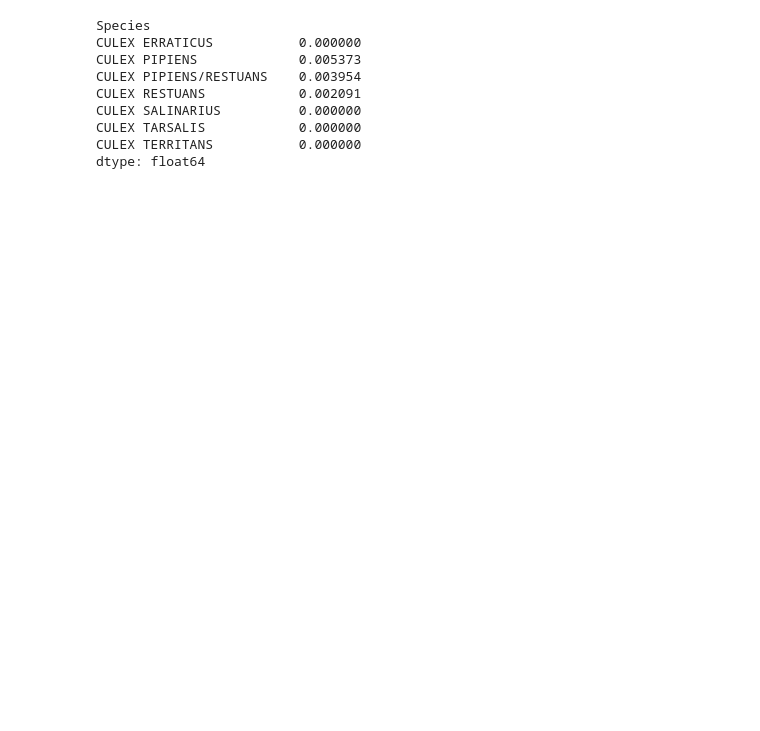
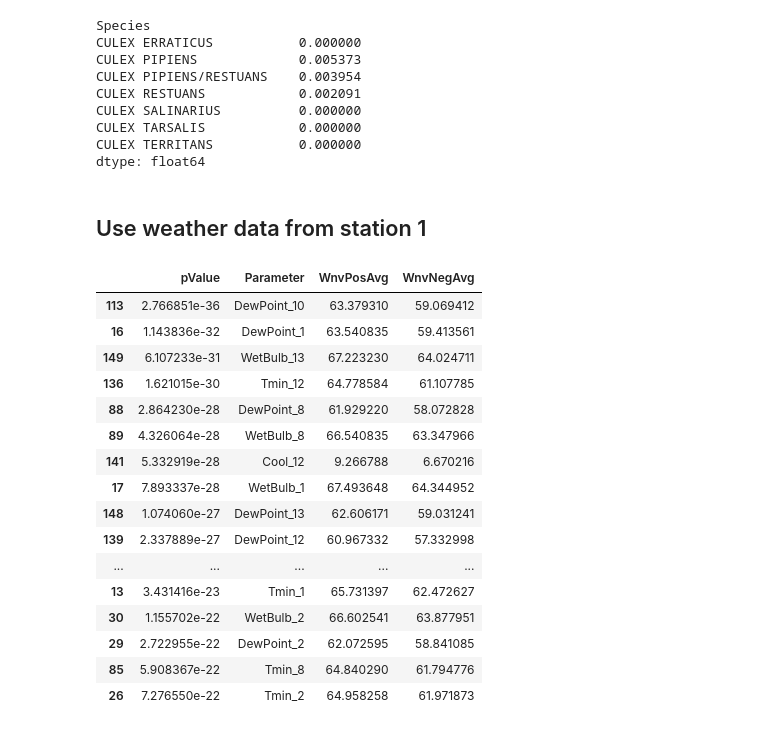
Before and after one commit to klarnemann/DataChallenges, a Jupyter notebook: predict-west-nile-virus/notebooks/predict-west-nile-virus.ipynb, the cells around one changed output. Cells and saved outputs as stored; diff of their text form; code cells hidden in the pictures; blank space fills up the shorter version.

```diff
--- a/predict-west-nile-virus/notebooks/predict-west-nile-virus.ipynb
+++ b/predict-west-nile-virus/notebooks/predict-west-nile-virus.ipynb
@@ -166,3 +208,20 @@ match_weather_df = make_match_weather_df(train_df, weather1_df, weather2_df, shi
+# %%
+# Select the weather data from the closest station for each entry in train_df
+match_weather1_df = make_match_weather1_df(train_df, weather1_df, shift_days=0)
+match1_weather1_df = make_match_weather1_df(train_df, weather1_df, shift_days=1)
+match2_weather1_df = make_match_weather1_df(train_df, weather1_df, shift_days=2)
+match3_weather1_df = make_match_weather1_df(train_df, weather1_df, shift_days=3)
+match4_weather1_df = make_match_weather1_df(train_df, weather1_df, shift_days=4)
+match5_weather1_df = make_match_weather1_df(train_df, weather1_df, shift_days=5)
+match6_weather1_df = make_match_weather1_df(train_df, weather1_df, shift_days=6)
+match7_weather1_df = make_match_weather1_df(train_df, weather1_df, shift_days=7)
+match8_weather1_df = make_match_weather1_df(train_df, weather1_df, shift_days=8)
+match9_weather1_df = make_match_weather1_df(train_df, weather1_df, shift_days=9)
+match10_weather1_df = make_match_weather1_df(train_df, weather1_df, shift_days=10)
+match11_weather1_df = make_match_weather1_df(train_df, weather1_df, shift_days=11)
+match12_weather1_df = make_match_weather1_df(train_df, weather1_df, shift_days=12)
+match13_weather1_df = make_match_weather1_df(train_df, weather1_df, shift_days=13)
+match14_weather1_df = make_match_weather1_df(train_df, weather1_df, shift_days=14)
 # %% [markdown]
 # Analyze Data
 # %% [markdown]
@@ -204,3 +311,5 @@ CULEX SALINARIUS          0.000000
 CULEX TARSALIS            0.000000
 CULEX TERRITANS           0.000000
 dtype: float64
+# %% [markdown]
+## Use weather data from station 1
@@ -206,0 +320,35 @@ dtype: float64
+# %%
+alpha_corrected = 0.05/(len(match_weather_df.columns[1:])*15)
+wnv_mask = train_df['WnvPresent'] > 0
+output_df = pd.DataFrame(columns=['pValue', 'Parameter', 'WnvPosAvg', 'WnvNegAvg'])
+ind = 0
+for df in all_match_weather1_df:
+    for col in df.columns[1:]:
+        wnv_pos_data = np.array(df[col][wnv_mask], dtype=float)
+        wnv_neg_data = np.array(df[col][~wnv_mask], dtype=float)
+        f, p = stats.ttest_ind(wnv_pos_data, wnv_neg_data)
+        if p < alpha_corrected:
+            output = [p, col, np.nanmean(wnv_pos_data), np.nanmean(wnv_neg_data)]
+            output_df.loc[ind] = output
+            ind += 1
+            #print('%.2e  %s-%i. %.2f  %.2f' % (output[0], output[1], output[2], output[3], output[4]))
+output_df = output_df.sort_values(['pValue'], ascending=True)
+output_df.head(25)
+# %% [output]
+|  | pValue | Parameter | WnvPosAvg | WnvNegAvg |
+| 113 | 2.766851e-36 | DewPoint_10 | 63.379310 | 59.069412 |
+| 16 | 1.143836e-32 | DewPoint_1 | 63.540835 | 59.413561 |
+| 149 | 6.107233e-31 | WetBulb_13 | 67.223230 | 64.024711 |
+| 136 | 1.621015e-30 | Tmin_12 | 64.778584 | 61.107785 |
+| 88 | 2.864230e-28 | DewPoint_8 | 61.929220 | 58.072828 |
+| 89 | 4.326064e-28 | WetBulb_8 | 66.540835 | 63.347966 |
+| 141 | 5.332919e-28 | Cool_12 | 9.266788 | 6.670216 |
+| 17 | 7.893337e-28 | WetBulb_1 | 67.493648 | 64.344952 |
+| 148 | 1.074060e-27 | DewPoint_13 | 62.606171 | 59.031241 |
+| 139 | 2.337889e-27 | DewPoint_12 | 60.967332 | 57.332998 |
+| ... | ... | ... | ... | ... |
+| 13 | 3.431416e-23 | Tmin_1 | 65.731397 | 62.472627 |
+| 30 | 1.155702e-22 | WetBulb_2 | 66.602541 | 63.877951 |
+| 29 | 2.722955e-22 | DewPoint_2 | 62.072595 | 58.841085 |
+| 85 | 5.908367e-22 | Tmin_8 | 64.840290 | 61.794776 |
+| 26 | 7.276550e-22 | Tmin_2 | 64.958258 | 61.971873 |
```
Also changed, not shown: parts of 20 cells of this notebook.
